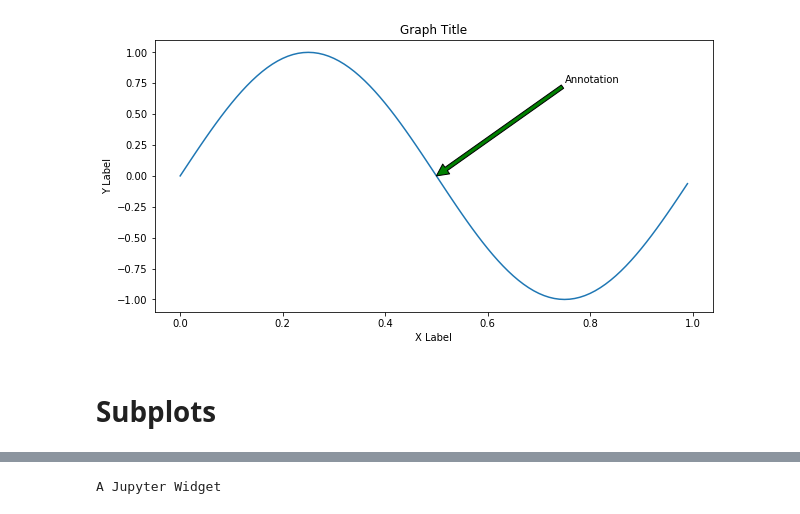
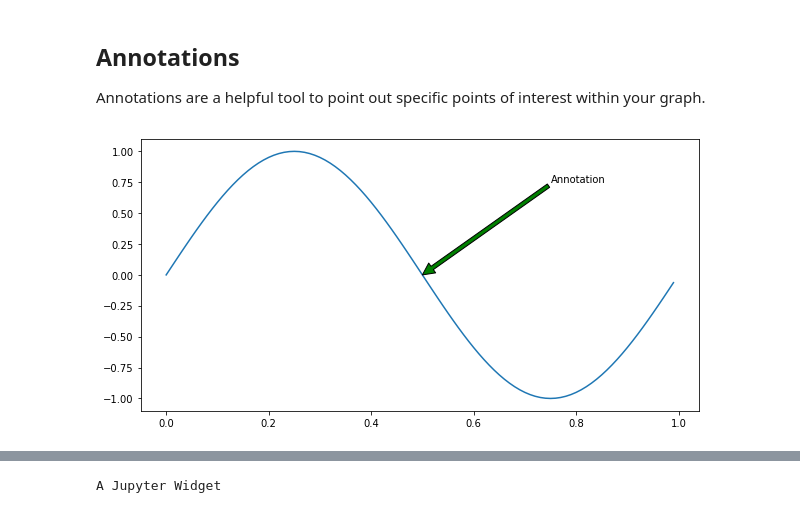
Before and after one commit to PyDataFortWayne/GraphingMatplotlibSeaborn, a Jupyter notebook: Graphing Overview.ipynb, the cells around one changed output, grey strips where cells are left out. Cells and saved outputs as stored; diff of their text form; code cells hidden in the pictures.

```diff
--- a/Graphing Overview.ipynb
+++ b/Graphing Overview.ipynb
@@ -17,0 +52,7 @@ import numpy as np
+# %%
+freq = 1.0 # Frequency
+x = np.arange(0.0, 1.0, 0.01) # Min, Max, Step
+y_sin = [np.sin(2 * np.pi * freq * i) for i in x]
+
+plt.plot(x,y_sin)
+plt.show()
@@ -29,15 +168,13 @@ plt.show()
+# %% [markdown]
+## Annotations <a class="anchor" id="annotations"/>
+Annotations are a helpful tool to point out specific points of interest within your graph.
 # %%
 plt.figure(figsize=(10,5));
-ax = plt.subplot(1,1,1)
-plt.xlabel('X Label')
-plt.ylabel('Y Label')
-plt.title('Graph Title')
-plt.plot(x,y)
+ax = plt.subplot(1,1,1) # 1x1 subplot - can also pass in 111
+plt.plot(x,y_sin)
 ax.annotate('Annotation', xy=(0.5, 0.0), xytext=(0.75, 0.75),
             arrowprops={'facecolor':'green'},
             )
 plt.show()
 # %% [output]
-[figure, old version]
+[figure, new version]
-# %% [markdown]
-# Subplots <a class="anchor" id="subplots"/>
```
Also changed, not shown: parts of 93 cells of this notebook, 1 other file.
